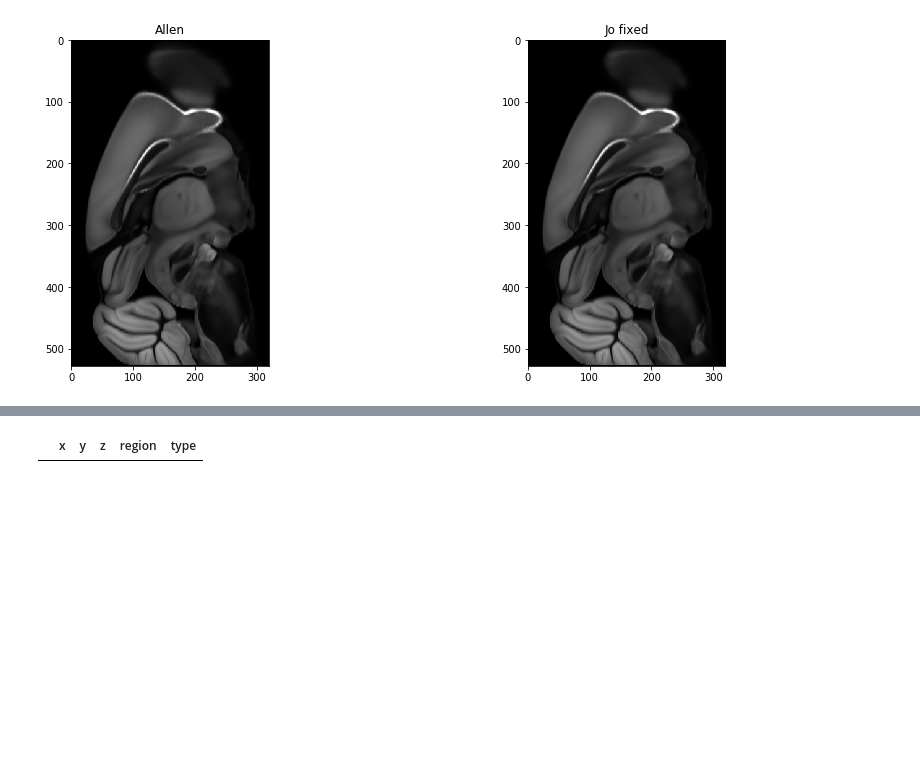
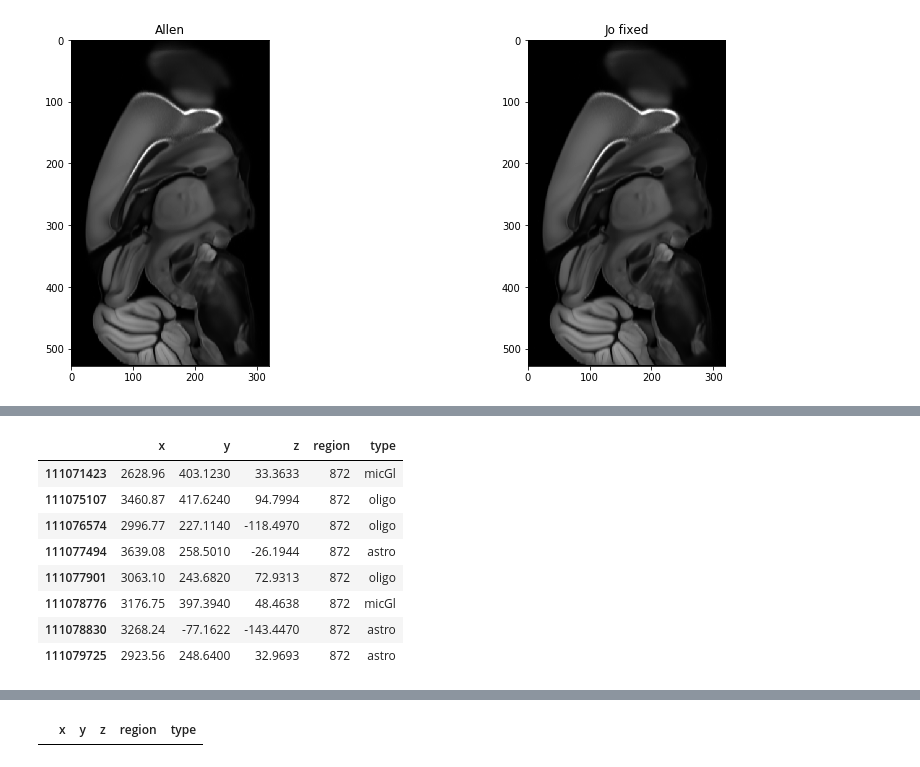
Before and after one commit to juhuntenburg/mouse_gradients, a Jupyter notebook: Allen_API.ipynb, the cells around one changed output, grey strips where cells are left out. Cells and saved outputs as stored; diff of their text form; code cells hidden in the pictures; blank space fills up the shorter version.

```diff
--- a/Allen_API.ipynb
+++ b/Allen_API.ipynb
@@ -174,0 +193,12 @@ positions.tail()
+# %%
+chunk.loc[chunk['region'] == 872]
+# %% [output]
+|  | x | y | z | region | type |
+| 111071423 | 2628.96 | 403.1230 | 33.3633 | 872 | micGl |
+| 111075107 | 3460.87 | 417.6240 | 94.7994 | 872 | oligo |
+| 111076574 | 2996.77 | 227.1140 | -118.4970 | 872 | oligo |
+| 111077494 | 3639.08 | 258.5010 | -26.1944 | 872 | astro |
+| 111077901 | 3063.10 | 243.6820 | 72.9313 | 872 | oligo |
+| 111078776 | 3176.75 | 397.3940 | 48.4638 | 872 | micGl |
+| 111078830 | 3268.24 | -77.1622 | -143.4470 | 872 | astro |
+| 111079725 | 2923.56 | 248.6400 | 32.9693 | 872 | astro |
```
Also changed, not shown: parts of 10 cells of this notebook, 8 other files.
